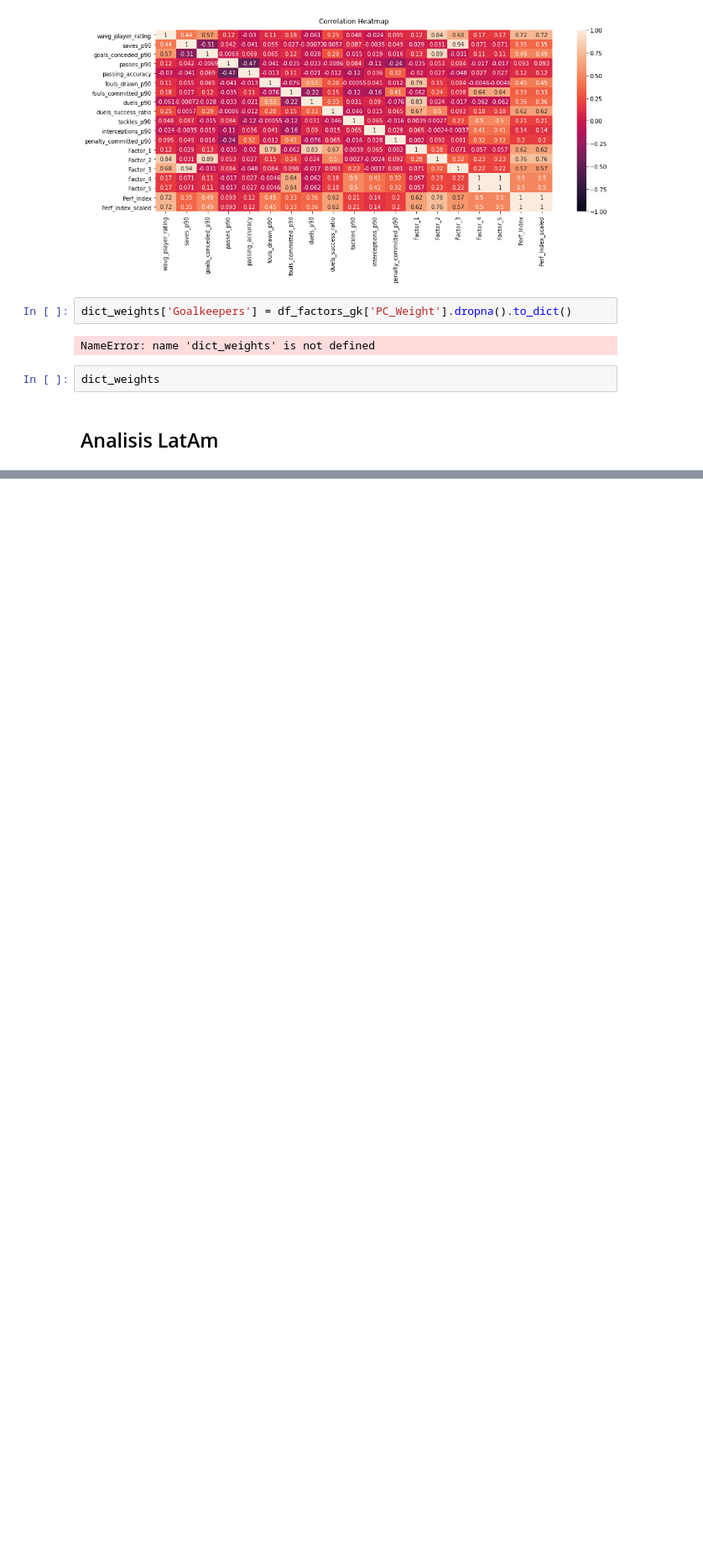
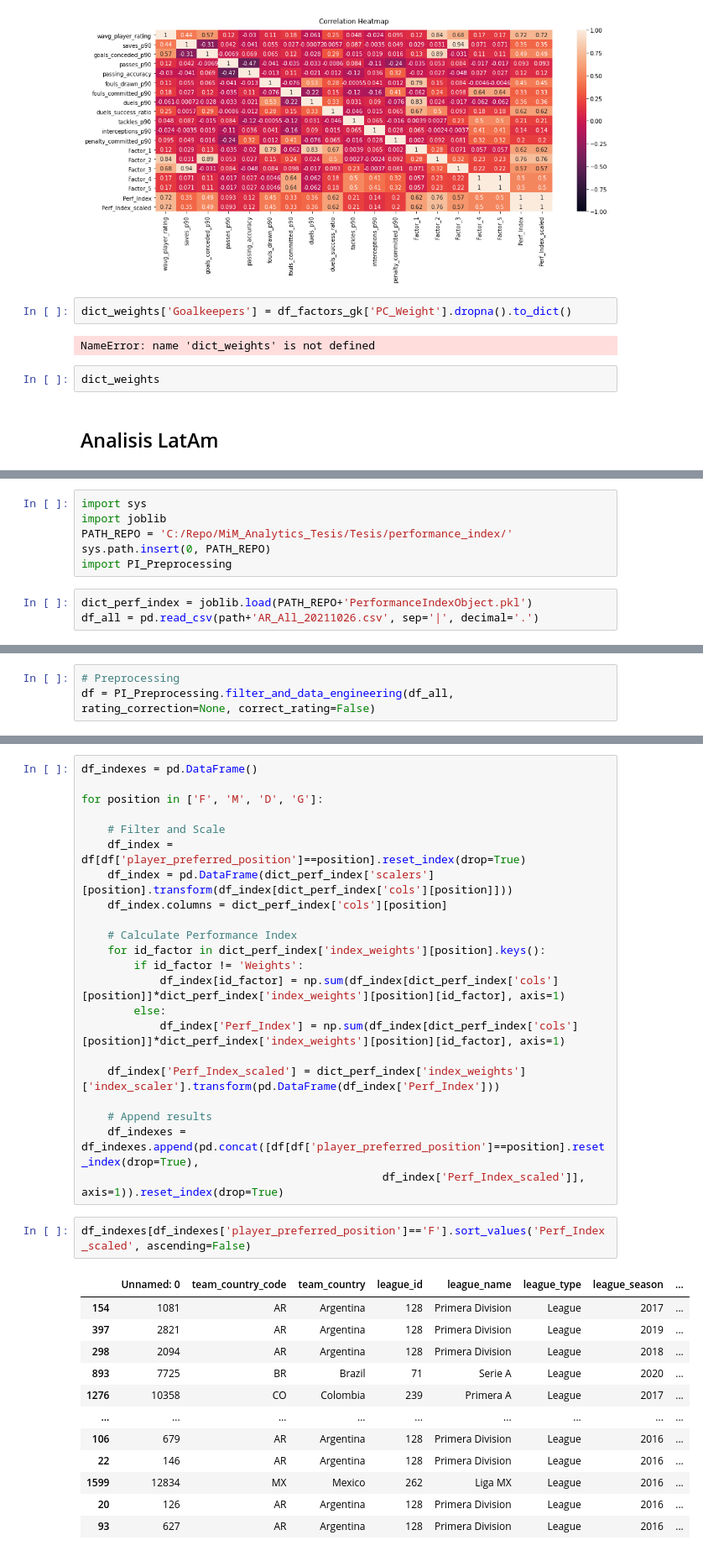
Before and after one commit to fpretto/MiM_Analytics_Tesis, a Jupyter notebook: Tesis/Performance Index.ipynb, the cells around one changed output, grey strips where cells are left out. Shown at 84% size. Drawn from its saved outputs; the diff is of its cells as text; blank space fills up the shorter version.

```diff
--- a/Tesis/Performance Index.ipynb
+++ b/Tesis/Performance Index.ipynb
@@ -1222,0 +1218,9 @@ df.head()
+# %%
+import sys
+import joblib
+PATH_REPO = 'C:/Repo/MiM_Analytics_Tesis/Tesis/performance_index/'
+sys.path.insert(0, PATH_REPO)
+import PI_Preprocessing
+# %%
+dict_perf_index = joblib.load(PATH_REPO+'PerformanceIndexObject.pkl')
+df_all = pd.read_csv(path+'AR_All_20211026.csv', sep='|', decimal='.')
@@ -1222,0 +1229,3 @@ df.head()
+# %%
+# Preprocessing
+df = PI_Preprocessing.filter_and_data_engineering(df_all, rating_correction=None, correct_rating=False)
@@ -1222,0 +1240,37 @@ df.head()
+# %%
+df_indexes = pd.DataFrame()
+
+for position in ['F', 'M', 'D', 'G']:
+
+    # Filter and Scale
+    df_index = df[df['player_preferred_position']==position].reset_index(drop=True)
+    df_index = pd.DataFrame(dict_perf_index['scalers'][position].transform(df_index[dict_perf_index['cols'][position]]))
+    df_index.columns = dict_perf_index['cols'][position]
+
+    # Calculate Performance Index
+    for id_factor in dict_perf_index['index_weights'][position].keys():
+        if id_factor != 'Weights':
+            df_index[id_factor] = np.sum(df_index[dict_perf_index['cols'][position]]*dict_perf_index['index_weights'][position][id_factor], axis=1)
+        else:
+            df_index['Perf_Index'] = np.sum(df_index[dict_perf_index['cols'][position]]*dict_perf_index['index_weights'][position][id_factor], axis=1)
+
+    df_index['Perf_Index_scaled'] = dict_perf_index['index_weights']['index_scaler'].transform(pd.DataFrame(df_index['Perf_Index']))
+
+    # Append results
+    df_indexes = df_indexes.append(pd.concat([df[df['player_preferred_position']==position].reset_index(drop=True),
+                                              df_index['Perf_Index_scaled']], axis=1)).reset_index(drop=True)
+# %%
+df_indexes[df_indexes['player_preferred_position']=='F'].sort_values('Perf_Index_scaled', ascending=False)
+# %% [output]
+|  | Unnamed: 0 | team_country_code | team_country | league_id | league_name | league_type | league_season | ... |
+| 154 | 1081 | AR | Argentina | 128 | Primera Division | League | 2017 | ... |
+| 397 | 2821 | AR | Argentina | 128 | Primera Division | League | 2019 | ... |
+| 298 | 2094 | AR | Argentina | 128 | Primera Division | League | 2018 | ... |
+| 893 | 7725 | BR | Brazil | 71 | Serie A | League | 2020 | ... |
+| 1276 | 10358 | CO | Colombia | 239 | Primera A | League | 2017 | ... |
+| ... | ... | ... | ... | ... | ... | ... | ... | ... |
+| 106 | 679 | AR | Argentina | 128 | Primera Division | League | 2016 | ... |
+| 22 | 146 | AR | Argentina | 128 | Primera Division | League | 2016 | ... |
+| 1599 | 12834 | MX | Mexico | 262 | Liga MX | League | 2016 | ... |
+| 20 | 126 | AR | Argentina | 128 | Primera Division | League | 2016 | ... |
+| 93 | 627 | AR | Argentina | 128 | Primera Division | League | 2016 | ... |
```
Also changed, not shown: parts of 18 cells of this notebook, 30 other files.
